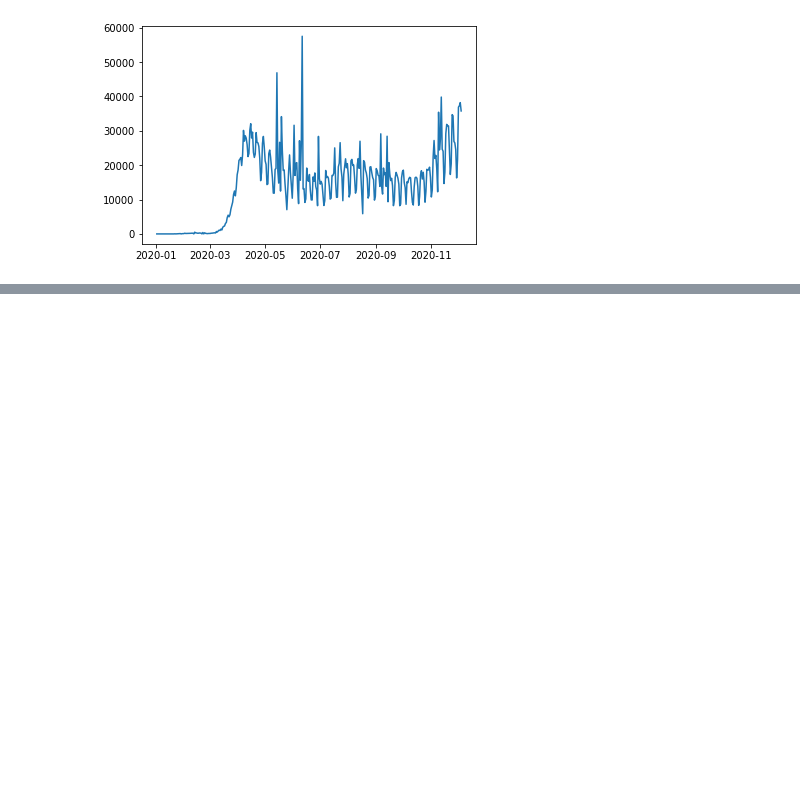
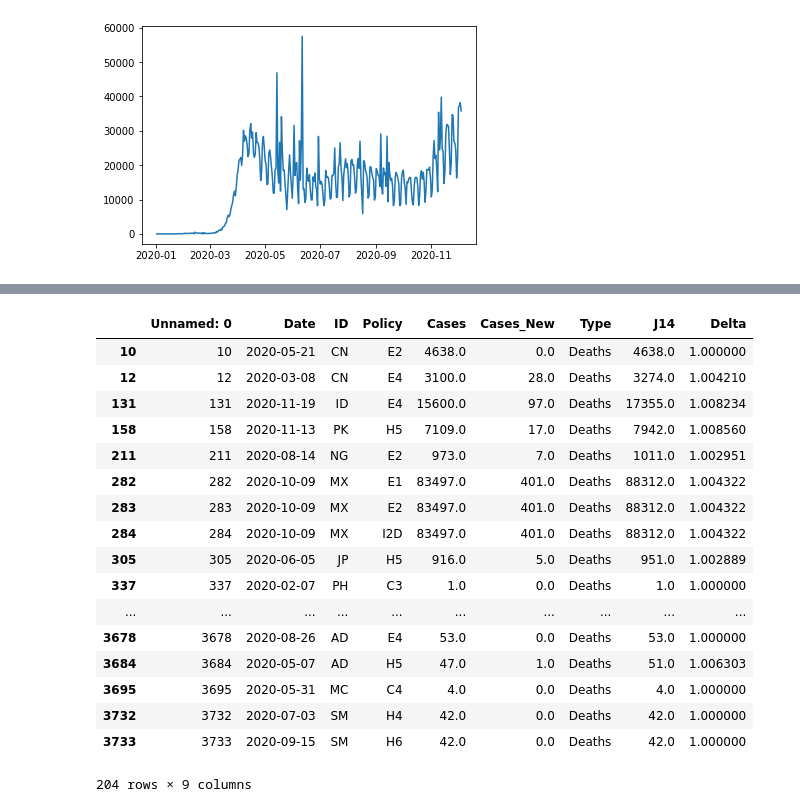
Before and after one commit to TristanBOOK/coronanet, a Jupyter notebook: Notebooks/Paul_Exploration_1.ipynb, the cells around one changed output, grey strips where cells are left out. Saved outputs shown, nothing was run; the diff lists cells and outputs as text; code cells hidden in the pictures; blank space fills up the shorter version.

```diff
--- a/Notebooks/Paul_Exploration_1.ipynb
+++ b/Notebooks/Paul_Exploration_1.ipynb
@@ -437,0 +484,3 @@ plt.plot(c['Cases_New'])
+# %%
+lma_baseline=pd.read_csv('/Users/paulcharpentier/Desktop/Coronanet_files/LMA_J14_temp.csv')
+lma_baseline['Cases']=lma_baseline['Cases'].astype(float)
@@ -437,0 +496,11 @@ plt.plot(c['Cases_New'])
+# %%
+J_14=lma_baseline['Cases']/lma_baseline['J-14']
+J14=lma_baseline['J14']/lma_baseline['Cases']
+J7=lma_baseline['J7']/lma_baseline['Cases']
+J21=lma_baseline['J21']/lma_baseline['Cases']
+
+lma_baseline['Delta7']=(J7/J_14)**(1/6)
+lma_baseline['Delta14']=(J14/J_14)**(1/13)
+lma_baseline['Delta21']=(J21/J_14)**(1/20)
+
+#lma_baseline['Delta']=((lma_baseline['J14'])/(lma_baseline['Cases']))**(1/13)
@@ -437,0 +516,21 @@ plt.plot(c['Cases_New'])
+# %%
+lma_baseline[lma_baseline['Delta7']<1]
+# %% [output]
+|  | Unnamed: 0 | Date | ID | Policy | Cases | Cases_New | Type | J14 | Delta |
+| 10 | 10 | 2020-05-21 | CN | E2 | 4638.0 | 0.0 | Deaths | 4638.0 | 1.000000 |
+| 12 | 12 | 2020-03-08 | CN | E4 | 3100.0 | 28.0 | Deaths | 3274.0 | 1.004210 |
+| 131 | 131 | 2020-11-19 | ID | E4 | 15600.0 | 97.0 | Deaths | 17355.0 | 1.008234 |
+| 158 | 158 | 2020-11-13 | PK | H5 | 7109.0 | 17.0 | Deaths | 7942.0 | 1.008560 |
+| 211 | 211 | 2020-08-14 | NG | E2 | 973.0 | 7.0 | Deaths | 1011.0 | 1.002951 |
+| 282 | 282 | 2020-10-09 | MX | E1 | 83497.0 | 401.0 | Deaths | 88312.0 | 1.004322 |
+| 283 | 283 | 2020-10-09 | MX | E2 | 83497.0 | 401.0 | Deaths | 88312.0 | 1.004322 |
+| 284 | 284 | 2020-10-09 | MX | I2D | 83497.0 | 401.0 | Deaths | 88312.0 | 1.004322 |
+| 305 | 305 | 2020-06-05 | JP | H5 | 916.0 | 5.0 | Deaths | 951.0 | 1.002889 |
+| 337 | 337 | 2020-02-07 | PH | C3 | 1.0 | 0.0 | Deaths | 1.0 | 1.000000 |
+| ... | ... | ... | ... | ... | ... | ... | ... | ... | ... |
+| 3678 | 3678 | 2020-08-26 | AD | E4 | 53.0 | 0.0 | Deaths | 53.0 | 1.000000 |
+| 3684 | 3684 | 2020-05-07 | AD | H5 | 47.0 | 1.0 | Deaths | 51.0 | 1.006303 |
+| 3695 | 3695 | 2020-05-31 | MC | C4 | 4.0 | 0.0 | Deaths | 4.0 | 1.000000 |
+| 3732 | 3732 | 2020-07-03 | SM | H4 | 42.0 | 0.0 | Deaths | 42.0 | 1.000000 |
+| 3733 | 3733 | 2020-09-15 | SM | H6 | 42.0 | 0.0 | Deaths | 42.0 | 1.000000 |
+204 rows × 9 columns
```
Also changed, not shown: parts of 11 cells of this notebook.
